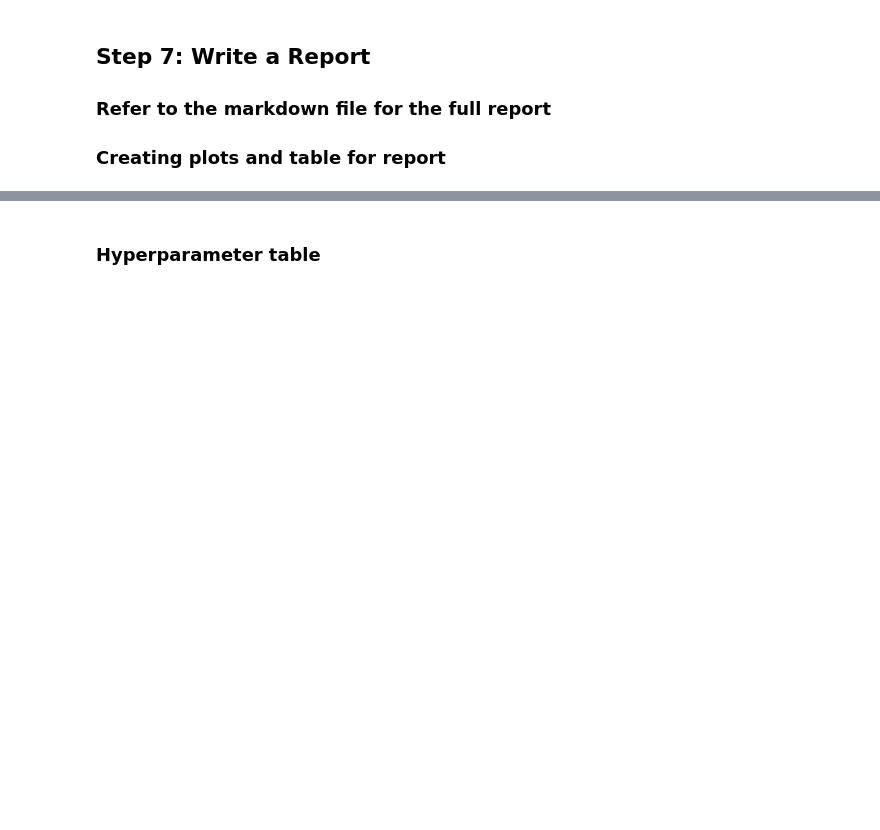
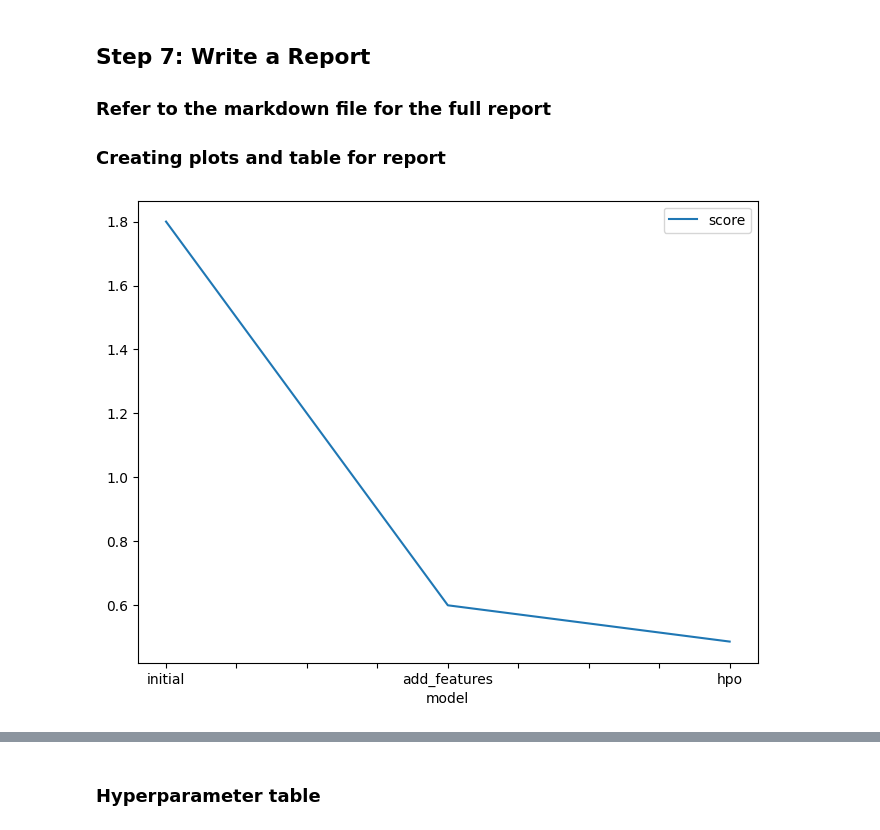
Before and after one commit to pvanand07/-Udacity-nd-intro-to-ml, a Jupyter notebook: Project-1-Predict-Bike-Sharing-Demand-AutoGluon/Bike_Sharing_Demand_AutoGluon.ipynb, the cells around one changed output, grey strips where cells are left out. Cells and saved outputs as stored; diff of their text form; code cells hidden in the pictures; blank space fills up the shorter version.

```diff
--- a/Project-1-Predict-Bike-Sharing-Demand-AutoGluon/Bike_Sharing_Demand_AutoGluon.ipynb
+++ b/Project-1-Predict-Bike-Sharing-Demand-AutoGluon/Bike_Sharing_Demand_AutoGluon.ipynb
@@ -619,13 +813,15 @@ submission_new_features.csv  2023-05-25 14:02:52  new features
 # %%
 # Taking the top model score from each training run and creating a line plot to show improvement
 # You can create these in the notebook and save them to PNG or use some other tool (e.g. google sheets, excel)
 fig = pd.DataFrame(
     {
         "model": ["initial", "add_features", "hpo"],
-        "score": [?, ?, ?]
+        "score": [1.8, 0.60, 0.48655]
     }
 ).plot(x="model", y="score", figsize=(8, 6)).get_figure()
 fig.savefig('model_train_score.png')
+# %% [output]
+[figure, added]
 # %%
 # Take the 3 kaggle scores and creating a line plot to show improvement
 fig = pd.DataFrame(
```
Also changed, not shown: parts of 41 cells of this notebook.
